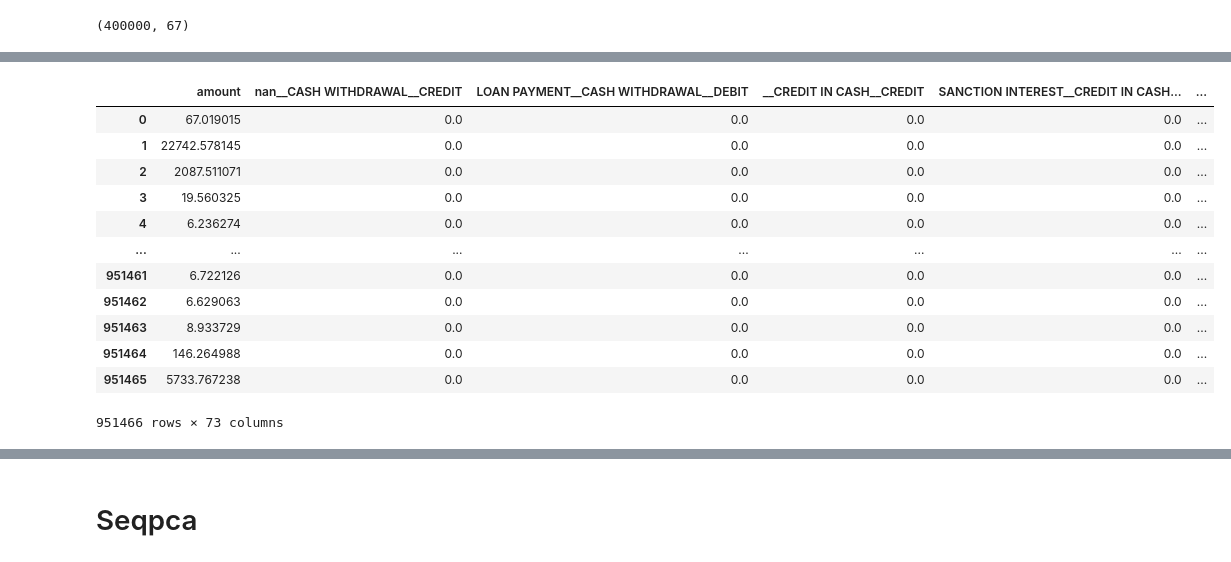
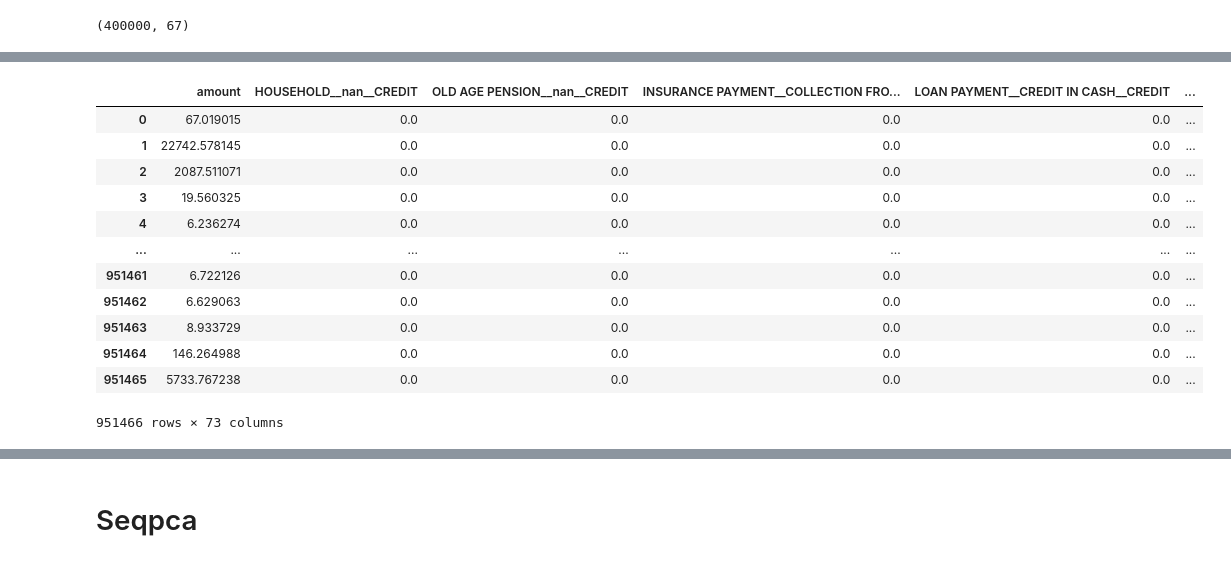
Before and after one commit to BigTuna08/Banksformer_ecml_2022, a Jupyter notebook: czech/metrics/paper_figures-ecml.ipynb, the cells around one changed output, grey strips where cells are left out. Saved outputs shown, nothing was run; the diff lists cells and outputs as text; code cells hidden in the pictures.

```diff
--- a/czech/metrics/paper_figures-ecml.ipynb
+++ b/czech/metrics/paper_figures-ecml.ipynb
@@ -77,5 +81,0 @@ gen_df.tcode = gen_df.tcode.apply(lambda x: x.replace("$  $", "--"))
-# %%
-
-
-real_df["Amount"] = real_df.amount
-real_df.amount = real_df.amount.apply(abs)
@@ -332,25 +126,3 @@ x, y
-# %%
-# tcode_order = np.array(list(set(list(real_df.tcode.unique())  + list(gen_df.tcode.unique()))))
-
-# set(fgen_df.tcode.unique())
-
-s = set()
-for df in [real_df, gen_df, fgen_df, tg_df]:
-    s = s.union( set(list(df.tcode.unique())) )
-
-
-tcode_order =  list(s)
-tcode_to_num = lambda x: tcode_order.index(x)
-
-
-# tcode_order =  np.array(list(s))
-# tcode_nums_r = real_df["tcode"].apply(lambda x: np.where(tcode_order==x)[0][0])
-# tcode_nums_g = gen_df["tcode"].apply(lambda x: np.where(tcode_order==x)[0][0])
-
-tcode_nums_r = real_df["tcode"].apply(tcode_to_num)
-tcode_nums_g = gen_df["tcode"].apply(tcode_to_num)
-tcode_nums_f = fgen_df["tcode"].apply(tcode_to_num)
-tcode_nums_t = tg_df["tcode"].apply(tcode_to_num)
 # %%
 oh_r = tf.one_hot(tcode_nums_r, depth=len(tcode_order))
 oh_g = tf.one_hot(tcode_nums_g, depth=len(tcode_order))
@@ -370,7 +142,7 @@ data_g.shape
 # %% [output]
 (400000, 67)
 # %%
-data_f = np.concatenate([np.array(fgen_df["amount"])[:,None], oh_f.numpy()], axis=1)
+data_f = np.concatenate([np.array(dg_df["amount"])[:,None], oh_f.numpy()], axis=1)
 data_f.shape
 # %% [output]
 (951466, 67)
@@ -437,19 +209,19 @@ gen_trans_df
 | 399999 | 15.67 | 0.0 | 0.0 | 0.0 | 0.0 | ... |
 400000 rows × 73 columns
 # %%
-fgen_trans_df = pd.DataFrame.from_records(data_f, columns=["amount"] + tcode_names)
-fgen_trans_df["age"] = 0# fgen_df["age"]
-fgen_trans_df["account_id"] = fgen_df["account_id"]
-fgen_trans_df["log_amount"] = np.log10(fgen_trans_df["amount"]+1)
+dg_trans_df = pd.DataFrame.from_records(data_f, columns=["amount"] + tcode_names)
+dg_trans_df["age"] = 0# dg_df["age"]
+dg_trans_df["account_id"] = dg_df["account_id"]
+dg_trans_df["log_amount"] = np.log10(dg_trans_df["amount"]+1)
 
-fgen_trans_df["amount_sc"] = fgen_trans_df["amount"] / AMOUNT_SCALE
-fgen_trans_df["log_amount_sc"] = fgen_trans_df["log_amount"] / LOG_AMOUNT_SCALE
+dg_trans_df["amount_sc"] = dg_trans_df["amount"] / AMOUNT_SCALE
+dg_trans_df["log_amount_sc"] = dg_trans_df["log_amount"] / LOG_AMOUNT_SCALE
 
-fgen_trans_df["days_passed"] = fgen_df["days_passed"]
+dg_trans_df["days_passed"] = dg_df["days_passed"]
 
-fgen_trans_df
+dg_trans_df
 # %% [output]
-|  | amount | nan__CASH WITHDRAWAL__CREDIT | LOAN PAYMENT__CASH WITHDRAWAL__DEBIT | __CREDIT IN CASH__CREDIT | SANCTION INTEREST__CREDIT IN CASH... | ... |
+|  | amount | HOUSEHOLD__nan__CREDIT | OLD AGE PENSION__nan__CREDIT | INSURANCE PAYMENT__COLLECTION FRO... | LOAN PAYMENT__CREDIT IN CASH__CREDIT | ... |
 | 0 | 67.019015 | 0.0 | 0.0 | 0.0 | 0.0 | ... |
 | 1 | 22742.578145 | 0.0 | 0.0 | 0.0 | 0.0 | ... |
 | 2 | 2087.511071 | 0.0 | 0.0 | 0.0 | 0.0 | ... |
```
Also changed, not shown: parts of 148 cells of this notebook, 16 other files.
